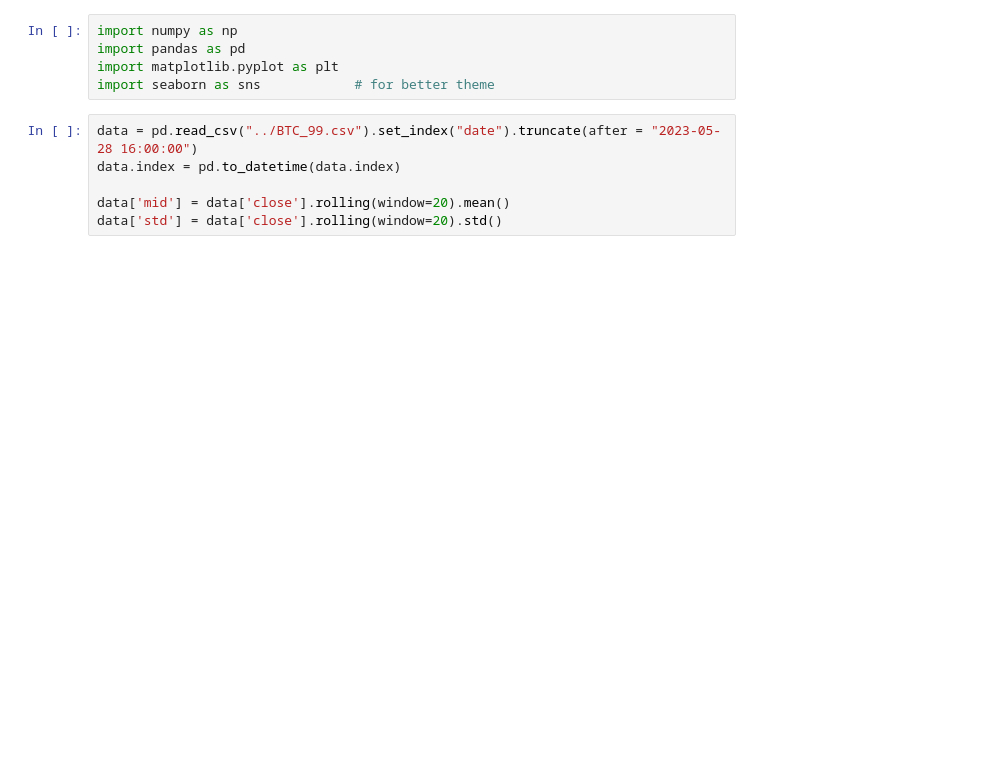
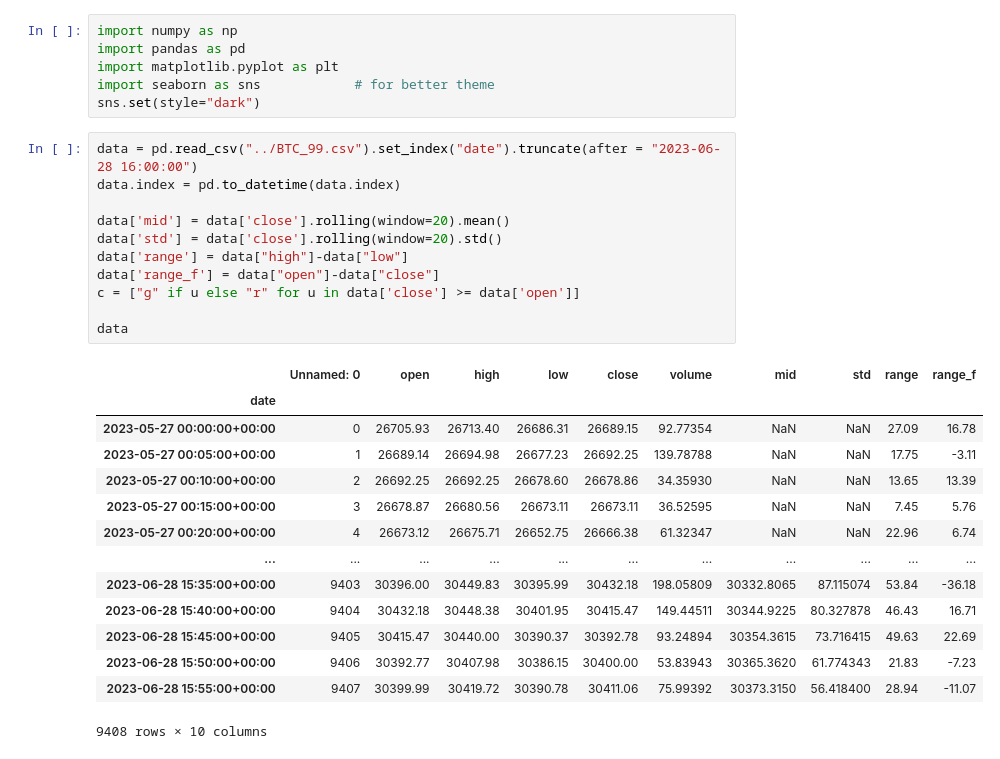
Before and after one commit to Wangshengyang2004/BTC_price_predict, a Jupyter notebook: Deviation heuristic/Deviation.ipynb, the cells around one changed output. Cells and saved outputs as stored; diff of their text form; blank space fills up the shorter version.

```diff
--- a/Deviation heuristic/Deviation.ipynb
+++ b/Deviation heuristic/Deviation.ipynb
@@ -3,10 +3,31 @@ import numpy as np
 import pandas as pd
 import matplotlib.pyplot as plt
 import seaborn as sns            # for better theme
+sns.set(style="dark")
 # %%
-data = pd.read_csv("../BTC_99.csv").set_index("date").truncate(after = "2023-05-28 16:00:00")
+data = pd.read_csv("../BTC_99.csv").set_index("date").truncate(after = "2023-06-28 16:00:00")
 data.index = pd.to_datetime(data.index)
 
 data['mid'] = data['close'].rolling(window=20).mean()
 data['std'] = data['close'].rolling(window=20).std()
+data['range'] = data["high"]-data["low"]
+data['range_f'] = data["open"]-data["close"]
+c = ["g" if u else "r" for u in data['close'] >= data['open']]
+
+data
+# %% [output]
+|  | Unnamed: 0 | open | high | low | close | volume | mid | std | range | range_f |
+| date |  |  |  |  |  |  |  |  |  |  |
+| 2023-05-27 00:00:00+00:00 | 0 | 26705.93 | 26713.40 | 26686.31 | 26689.15 | 92.77354 | NaN | NaN | 27.09 | 16.78 |
+| 2023-05-27 00:05:00+00:00 | 1 | 26689.14 | 26694.98 | 26677.23 | 26692.25 | 139.78788 | NaN | NaN | 17.75 | -3.11 |
+| 2023-05-27 00:10:00+00:00 | 2 | 26692.25 | 26692.25 | 26678.60 | 26678.86 | 34.35930 | NaN | NaN | 13.65 | 13.39 |
+| 2023-05-27 00:15:00+00:00 | 3 | 26678.87 | 26680.56 | 26673.11 | 26673.11 | 36.52595 | NaN | NaN | 7.45 | 5.76 |
+| 2023-05-27 00:20:00+00:00 | 4 | 26673.12 | 26675.71 | 26652.75 | 26666.38 | 61.32347 | NaN | NaN | 22.96 | 6.74 |
+| ... | ... | ... | ... | ... | ... | ... | ... | ... | ... | ... |
+| 2023-06-28 15:35:00+00:00 | 9403 | 30396.00 | 30449.83 | 30395.99 | 30432.18 | 198.05809 | 30332.8065 | 87.115074 | 53.84 | -36.18 |
+| 2023-06-28 15:40:00+00:00 | 9404 | 30432.18 | 30448.38 | 30401.95 | 30415.47 | 149.44511 | 30344.9225 | 80.327878 | 46.43 | 16.71 |
+| 2023-06-28 15:45:00+00:00 | 9405 | 30415.47 | 30440.00 | 30390.37 | 30392.78 | 93.24894 | 30354.3615 | 73.716415 | 49.63 | 22.69 |
+| 2023-06-28 15:50:00+00:00 | 9406 | 30392.77 | 30407.98 | 30386.15 | 30400.00 | 53.83943 | 30365.3620 | 61.774343 | 21.83 | -7.23 |
+| 2023-06-28 15:55:00+00:00 | 9407 | 30399.99 | 30419.72 | 30390.78 | 30411.06 | 75.99392 | 30373.3150 | 56.418400 | 28.94 | -11.07 |
+9408 rows × 10 columns
 # %%
```
Also changed, not shown: parts of 15 cells of this notebook.
